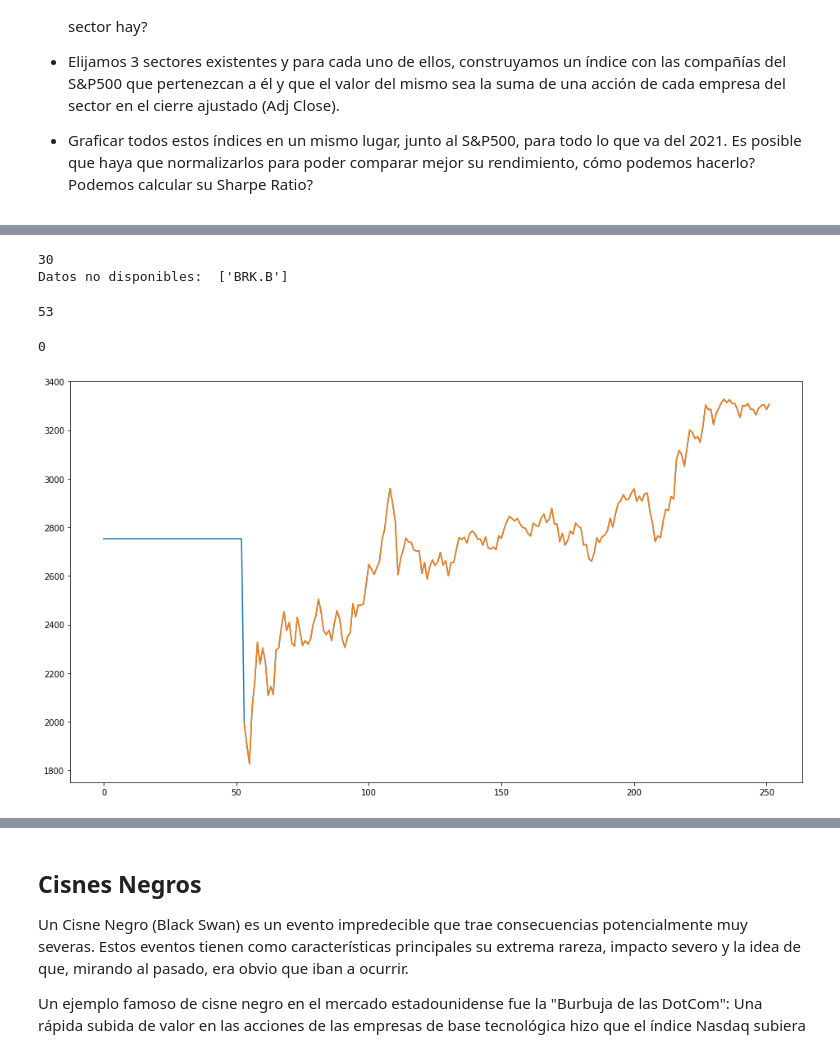
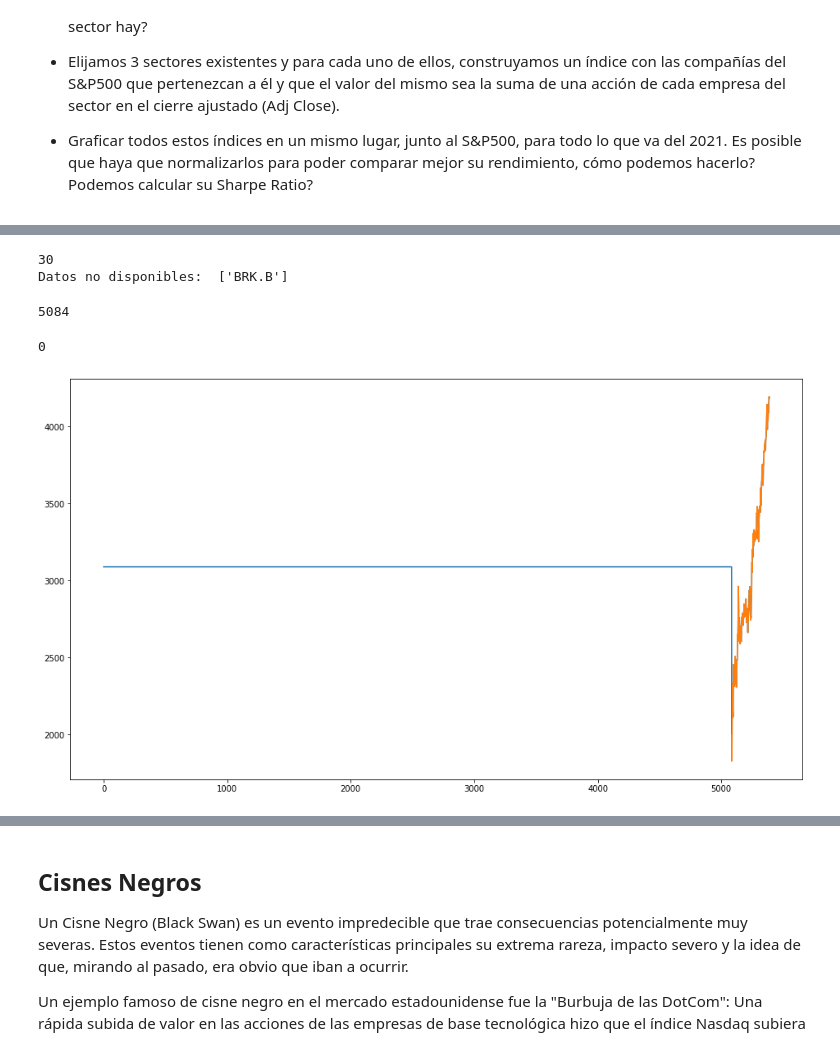
Before and after one commit to exsantucho/EntregasMentoria, a Jupyter notebook: Práctico 2 - Exploración y Curación de datos-V01-E.ipynb, the cells around one changed output, grey strips where cells are left out. Saved outputs shown, nothing was run; the diff lists cells and outputs as text; code cells hidden in the pictures.

```diff
--- a/Práctico 2 - Exploración y Curación de datos-V01-E.ipynb
+++ b/Práctico 2 - Exploración y Curación de datos-V01-E.ipynb
@@ -127,8 +127,8 @@ tickers_comp_elegidas = list(snp_elegidos['Symbol']) # Símbolo de compaías ele
 # %%
 from IPython.display import clear_output # Borra el printscreen en cada iteración
 
-start_date = "2020-01-01"
-end_date = "2020-12-31"
+# start_date = "2020-01-01"
+# end_date = "2020-12-31"
 
 # tickers_comp_elegidas = ['MMM', 'ABT', 'ABBV', 'BF.B'] # PRUEBA DE JUGUETE! el que vale es el de la celda anterior
 tickers_comp_elegidas = tickers_comp_elegidas[:30] # PRUEBA DE JUGUETE! el que vale es el de la celda anterior
@@ -157,38 +157,38 @@ new_index['Adj Close'].isnull().sum() # Compruebo existencia de NaN. Estos será
 # %% [output]
 30
 Datos no disponibles:  ['BRK.B']
-53
+5084
 # %%
-# Imputación de valores
-'''
-Se escoge como método de imputación a la asignación por vecinos más cercanos (KNNImputer).
+# # Imputación de valores
+# '''
+# Se escoge como método de imputación a la asignación por vecinos más cercanos (KNNImputer).
 
-'''
-from sklearn.impute import KNNImputer
+# '''
+# from sklearn.impute import KNNImputer
 
-new_index_imp = new_index.copy(deep=True)
+# new_index_imp = new_index.copy(deep=True)
 
-imputer = KNNImputer(n_neighbors=3)
-new_index_imp[['Adj Close']] = imputer.fit_transform(new_index_imp[['Adj Close']])
-new_index_imp['Adj Close'].isnull().sum() # Compruebo existencia de NaN. Estos serán imputados de alguna manera
+# imputer = KNNImputer(n_neighbors=3)
+# new_index_imp[['Adj Close']] = imputer.fit_transform(new_index_imp[['Adj Close']])
+# new_index_imp['Adj Close'].isnull().sum() # Compruebo existencia de NaN. Estos serán imputados de alguna manera
 
-new_index_imp['Adj Close'].plot(figsize=(16,9))
-new_index['Adj Close'].plot(figsize=(16,9))
+# new_index_imp['Adj Close'].plot(figsize=(16,9))
+# new_index['Adj Close'].plot(figsize=(16,9))
 
-'''
-Luego de hacer la prueba de imputación, se observa que los valores faltantes corresponden a períodos considerables
-de tiempo y que incluso se encuentran continuados. Es por eso que la información que se pudiera imputar no se
-estima adecuada. Se decide no realizar imputación de valores, sino que directamente se eliminarán los valores
-faltantes para evitar usar datos que lleven a conclusiones erradas. Incluso pensar en otro método de imputación,
-no llevará a resultados mejores.
-La premisa es: trabajar con los datos fieles disponibles.
-'''
+# '''
+# Luego de hacer la prueba de imputación, se observa que los valores faltantes corresponden a períodos considerables
+# de tiempo y que incluso se encuentran continuados. Es por eso que la información que se pudiera imputar no se
+# estima adecuada. Se decide no realizar imputación de valores, sino que directamente se eliminarán los valores
+# faltantes para evitar usar datos que lleven a conclusiones erradas. Incluso pensar en otro método de imputación,
+# no llevará a resultados mejores.
+# La premisa es: trabajar con los datos fieles disponibles.
+# '''
 
-new_index.dropna(inplace=True)
-new_index_imp['Adj Close'].isnull().sum() # Compruebo existencia de NaN. Estos serán imputados de alguna manera
+# new_index.dropna(inplace=True)
+# new_index_imp['Adj Close'].isnull().sum() # Compruebo existencia de NaN. Estos serán imputados de alguna manera
 # %% [output]
 0
-[figure, old version]
+[figure, new version]
 # %%
 # Preparación de df para graficación
 data_spy.reset_index(level='Date', inplace=True) # Reseteo MultiIndex (Date en este caso y la guardaré como columna)
```
Also changed, not shown: parts of 9 cells of this notebook, 1 other file.
